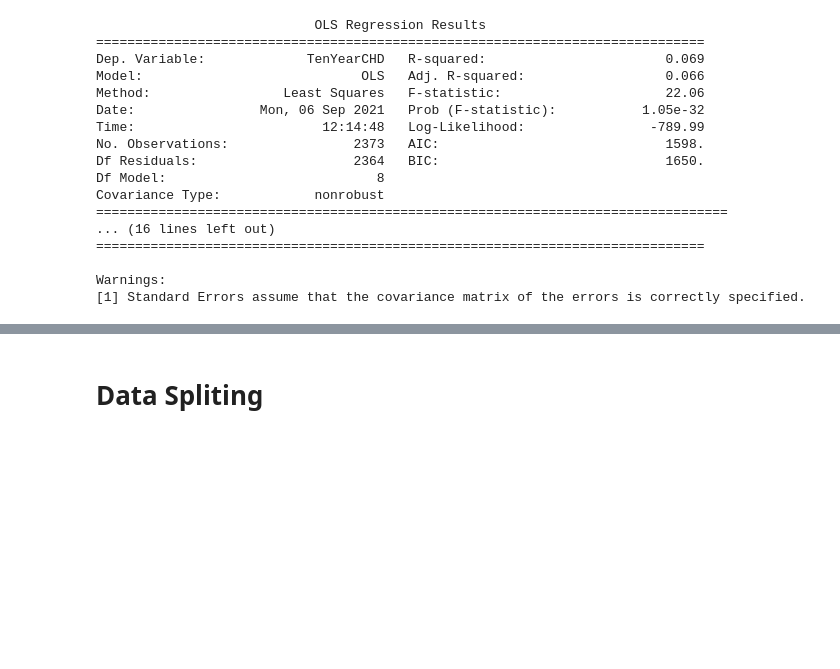
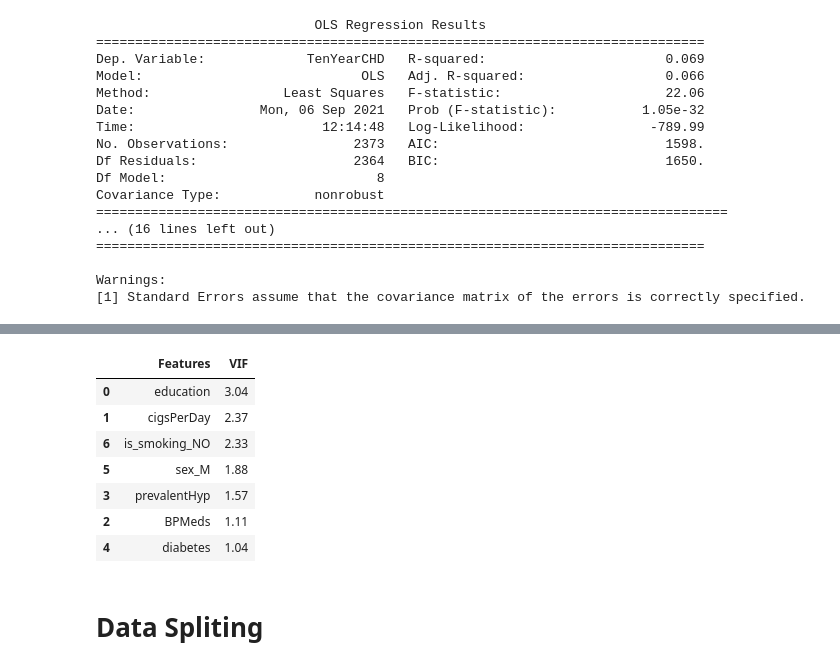
Before and after one commit to SajalSinha/CardioVascular-Risk-Prediction, a Jupyter notebook: CardiovascularRiskPrediction.ipynb, the cells around one changed output, grey strips where cells are left out. Saved outputs shown, nothing was run; the diff lists cells and outputs as text; code cells hidden in the pictures; blank space fills up the shorter version.

```diff
--- a/CardiovascularRiskPrediction.ipynb
+++ b/CardiovascularRiskPrediction.ipynb
@@ -595,0 +606,2 @@ vif
+# %%
+X_train_new = X_train_new.drop(['age'], axis=1)
@@ -596,2 +630,19 @@ vif
+# %%
+vif = pd.DataFrame()
+X = X_train_new
+vif['Features'] = X.columns
+vif['VIF'] = [variance_inflation_factor(X.values, i) for i in range(X.shape[1])]
+vif['VIF'] = round(vif['VIF'], 2)
+vif = vif.sort_values(by = "VIF", ascending = False)
+vif
+# %% [output]
+|  | Features | VIF |
+| 0 | education | 3.04 |
+| 1 | cigsPerDay | 2.37 |
+| 6 | is_smoking_NO | 2.33 |
+| 5 | sex_M | 1.88 |
+| 3 | prevalentHyp | 1.57 |
+| 2 | BPMeds | 1.11 |
+| 4 | diabetes | 1.04 |
 # %% [markdown]
 # Data Spliting
```
Also changed, not shown: parts of 20 cells of this notebook.
